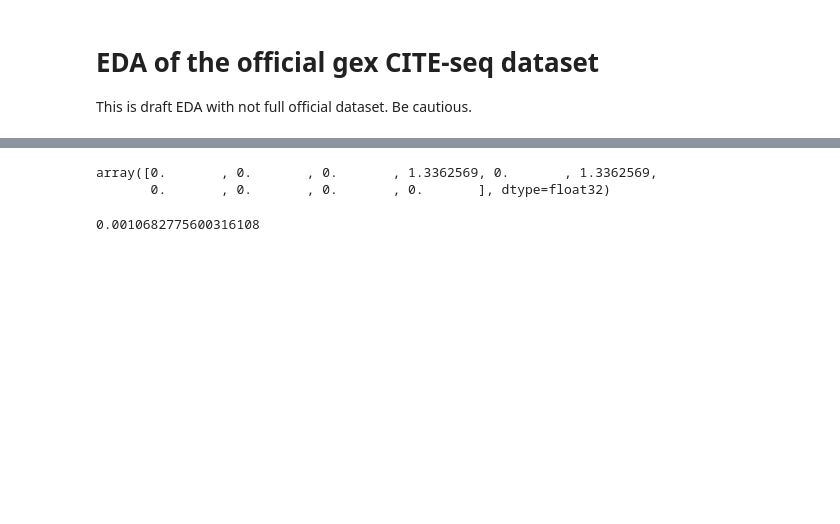
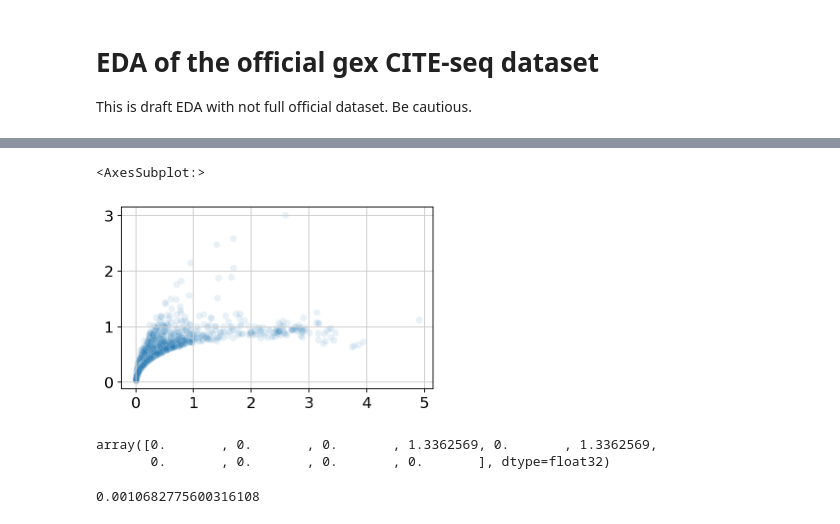
Before and after one commit to SteshinSS/NeurIPS2021, a Jupyter notebook: notebooks/EDA/official/gex_adt.ipynb, the cells around one changed output, grey strips where cells are left out. Saved outputs shown, nothing was run; the diff lists cells and outputs as text; code cells hidden in the pictures; blank space fills up the shorter version.

```diff
--- a/notebooks/EDA/official/gex_adt.ipynb
+++ b/notebooks/EDA/official/gex_adt.ipynb
@@ -15,3 +15,5 @@ sc.settings.verbosity = 3  # show info messages
 sc.set_figure_params(figsize=(5, 3))  # set figsize for plots
 # %%
 data = ad.read_h5ad("data/official/common/openproblems_bmmc_cite_phase1/openproblems_bmmc_cite_phase1.manual_formatting.output_rna.h5ad")
+# %%
+X = data.X.toarray()
@@ -18,3 +32,11 @@ data = ad.read_h5ad("data/official/common/openproblems_bmmc_cite_phase1/openprob
+# %%
+means = X.mean(axis=0)
+std = X.std(axis=0)
+# %%
+sns.scatterplot(x=means, y=std, alpha=0.1)
+# %% [output]
+<AxesSubplot:>
+[figure, added]
 # %%
 from lab_scripts.data import dataloader
 data = dataloader.load_data('mp/official/gex_to_adt')['train_mod1']
```
Also changed, not shown: parts of 2 cells of this notebook, 8 other files.
